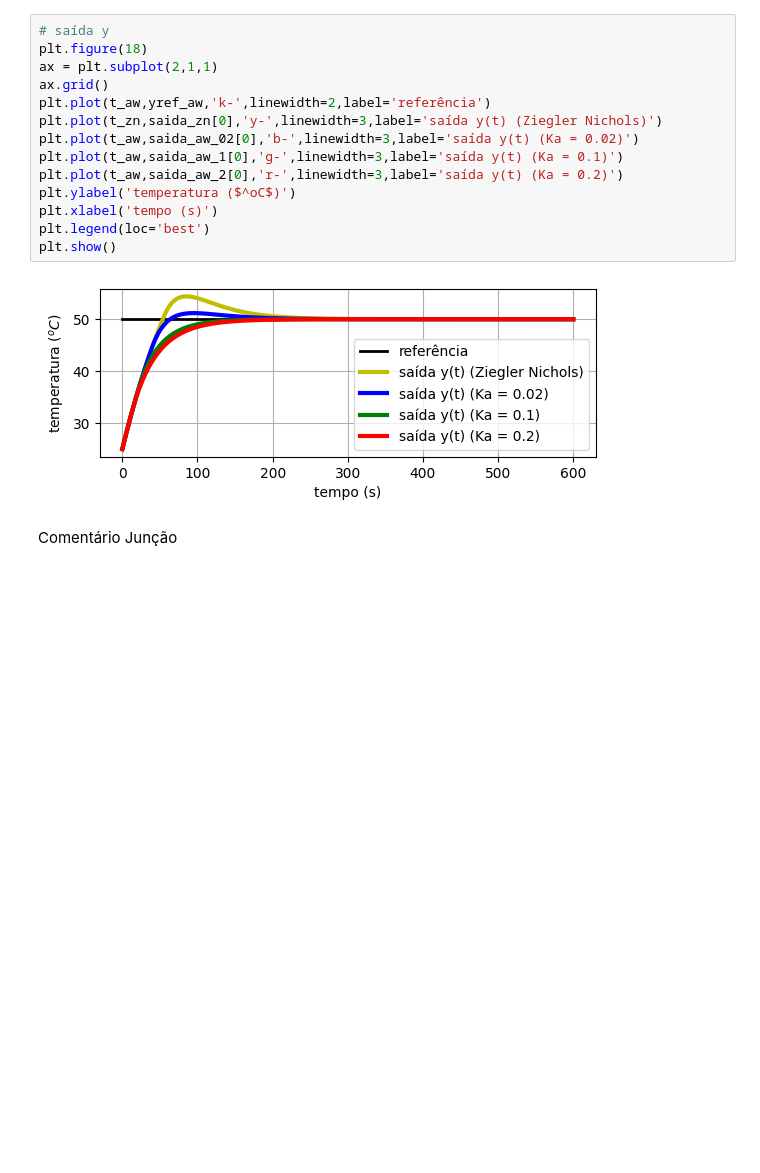
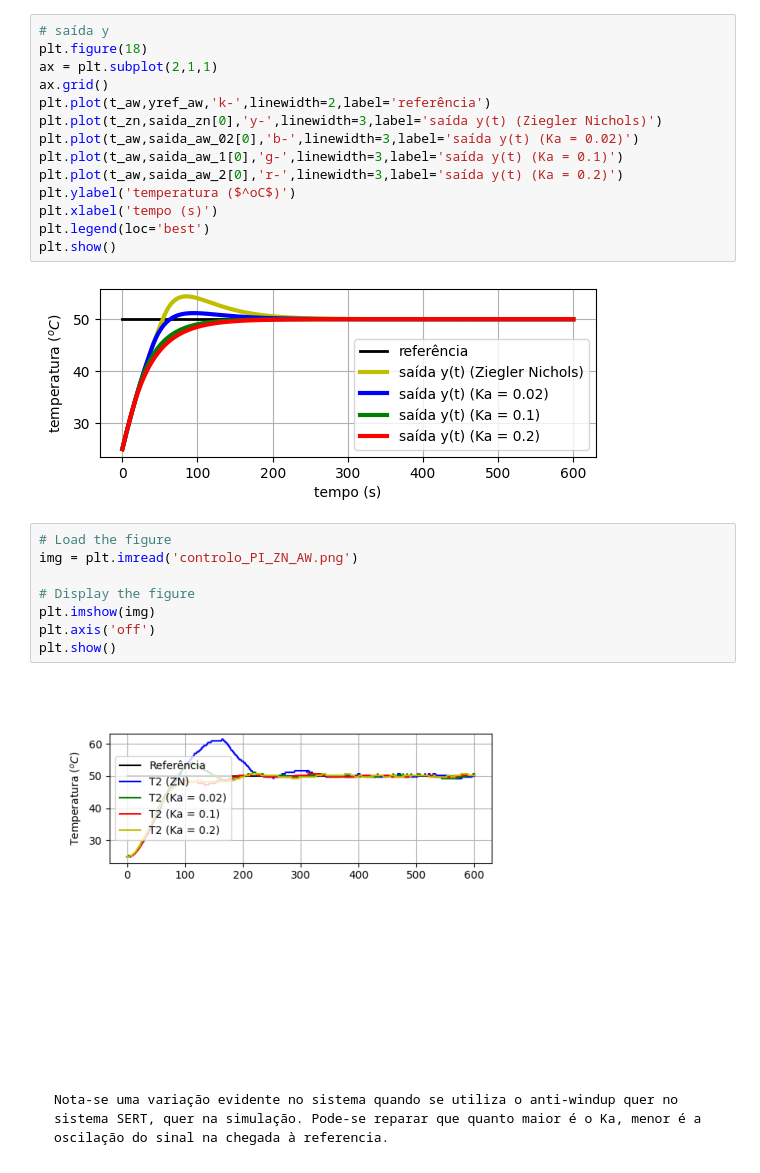
Before and after one commit to pintafacil/SIS, a Jupyter notebook: Guiao2/Guiao2.ipynb, the cells around one changed output. Saved outputs shown, nothing was run; the diff lists cells and outputs as text; blank space fills up the shorter version.

```diff
--- a/Guiao2/Guiao2.ipynb
+++ b/Guiao2/Guiao2.ipynb
@@ -675,5 +707,15 @@ plt.legend(loc='best')
 plt.show()
 # %% [output]
 [figure]
-# %% [markdown]
-Comentário Junção
+# %%
+# Load the figure
+img = plt.imread('controlo_PI_ZN_AW.png')
+
+# Display the figure
+plt.imshow(img)
+plt.axis('off')
+plt.show()
+# %% [output]
+[figure, added]
+# %% [markdown]
+    Nota-se uma variação evidente no sistema quando se utiliza o anti-windup quer no sistema SERT, quer na simulação. Pode-se reparar que quanto maior é o Ka, menor é a oscilação do sinal na chegada à referencia.
```
Also changed, not shown: parts of 9 cells of this notebook, 1 other file.
